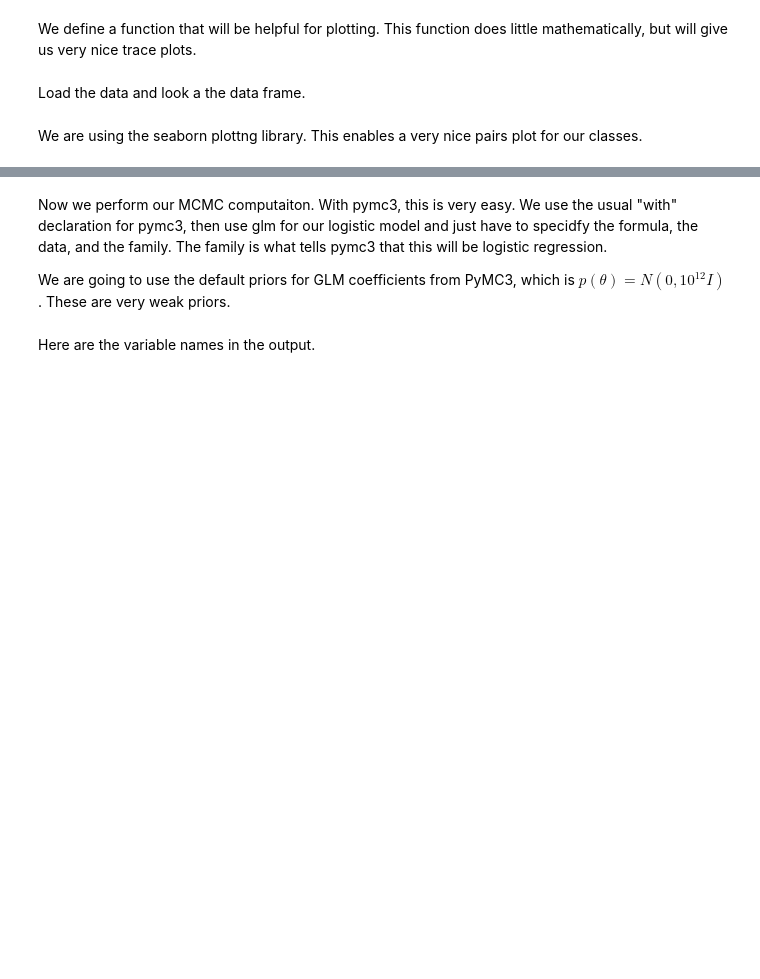
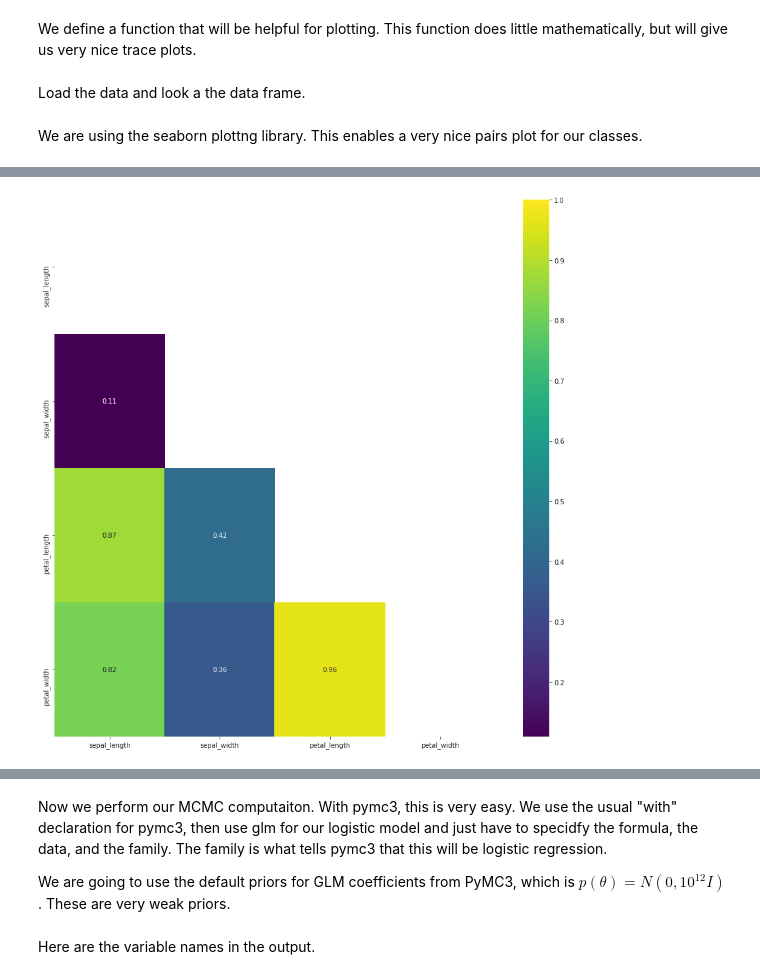
Before and after one commit to jaykay4403/Bayesian-ML, a Jupyter notebook: pymc3-bayesian-logistic-regression-classification.ipynb, the cells around one changed output, grey strips where cells are left out. Cells and saved outputs as stored; diff of their text form; code cells hidden in the pictures; blank space fills up the shorter version.

```diff
--- a/pymc3-bayesian-logistic-regression-classification.ipynb
+++ b/pymc3-bayesian-logistic-regression-classification.ipynb
@@ -49,0 +156,9 @@ g = sns.pairplot(data, hue="species", palette="husl", markers=["o", "s", "D"])
+# %%
+plt.figure(figsize=(15, 15))
+corr = data.corr()
+mask = np.tri(*corr.shape).T
+sns.heatmap(corr.abs(), mask=mask, annot=True, cmap='viridis');
+
+# See: https://towardsdatascience.com/building-a-bayesian-logistic-regression-with-python-and-pymc3-4dd463bbb16
+# %% [output]
+[figure, added]
```
Also changed, not shown: parts of 16 cells of this notebook.
